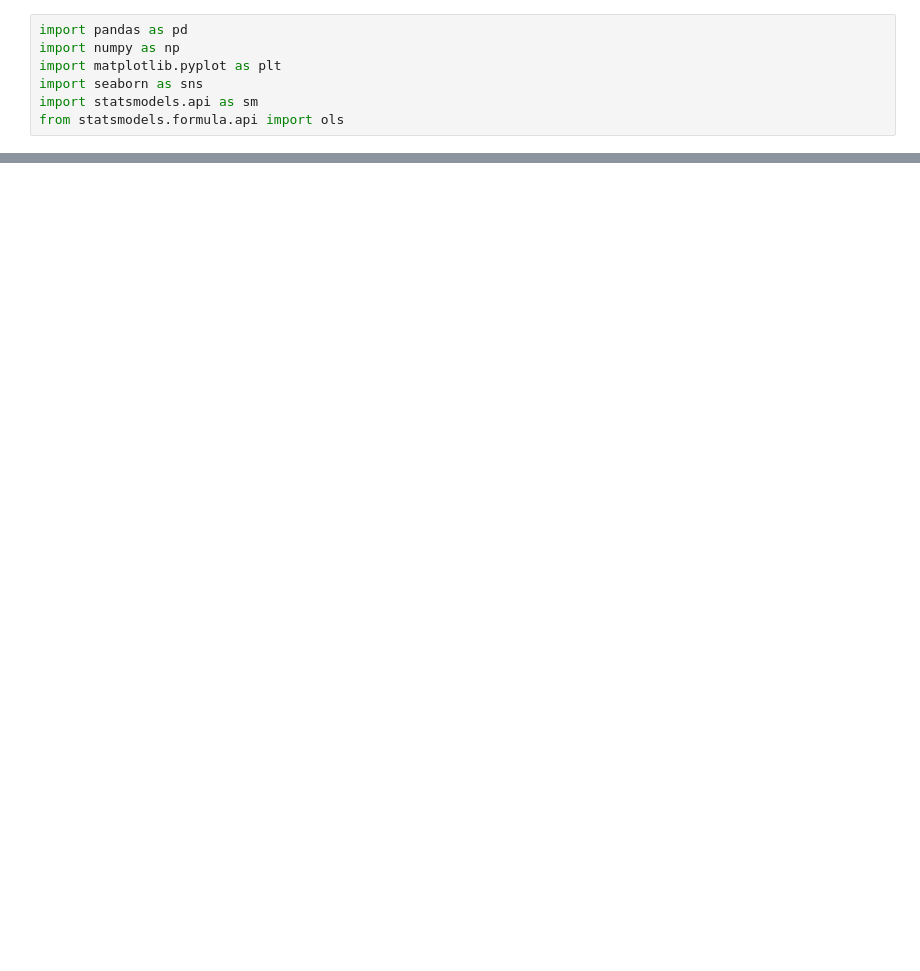
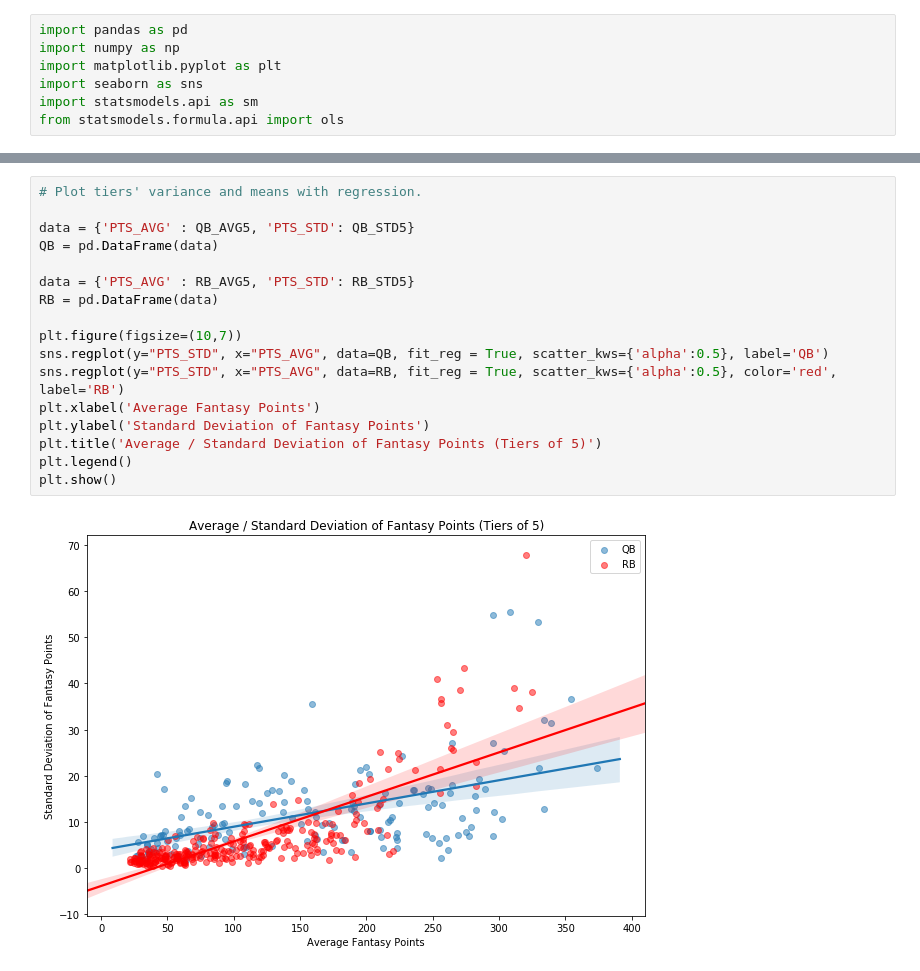
Before and after one commit to jlwalsh13/Capstone_1, a Jupyter notebook: ff_data_exploration.ipynb, the cells around one changed output, grey strips where cells are left out. Saved outputs shown, nothing was run; the diff lists cells and outputs as text; blank space fills up the shorter version.

```diff
--- a/ff_data_exploration.ipynb
+++ b/ff_data_exploration.ipynb
@@ -546,0 +403,19 @@ plt.show()
+# %%
+# Plot tiers' variance and means with regression.
+
+data = {'PTS_AVG' : QB_AVG5, 'PTS_STD': QB_STD5}
+QB = pd.DataFrame(data)
+
+data = {'PTS_AVG' : RB_AVG5, 'PTS_STD': RB_STD5}
+RB = pd.DataFrame(data)
+
+plt.figure(figsize=(10,7))
+sns.regplot(y="PTS_STD", x="PTS_AVG", data=QB, fit_reg = True, scatter_kws={'alpha':0.5}, label='QB')
+sns.regplot(y="PTS_STD", x="PTS_AVG", data=RB, fit_reg = True, scatter_kws={'alpha':0.5}, color='red', label='RB')
+plt.xlabel('Average Fantasy Points')
+plt.ylabel('Standard Deviation of Fantasy Points')
+plt.title('Average / Standard Deviation of Fantasy Points (Tiers of 5)')
+plt.legend()
+plt.show()
+# %% [output]
+[figure, added]
```
Also changed, not shown: parts of 40 cells of this notebook, 2 other files.
